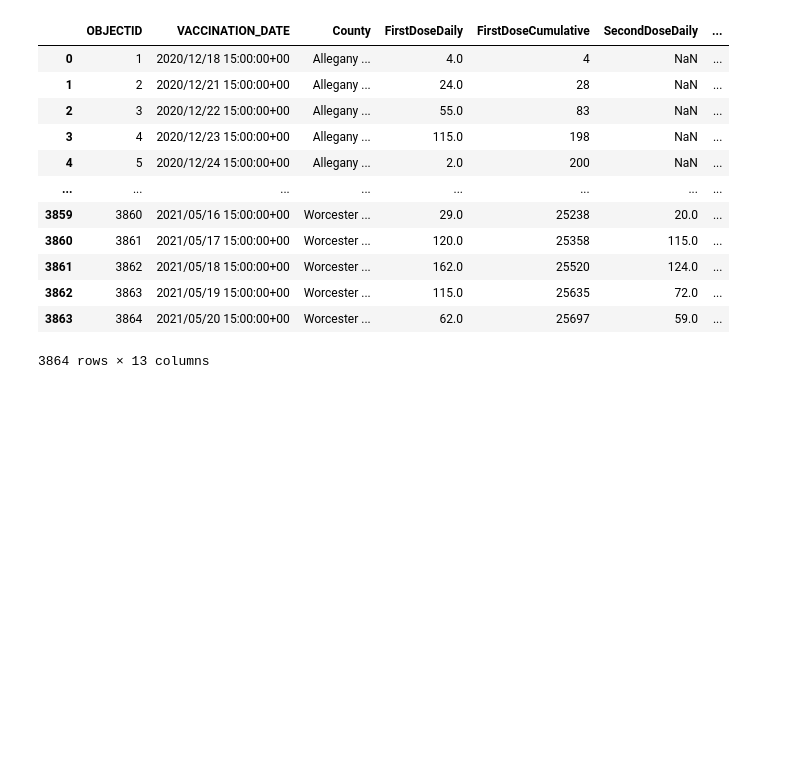
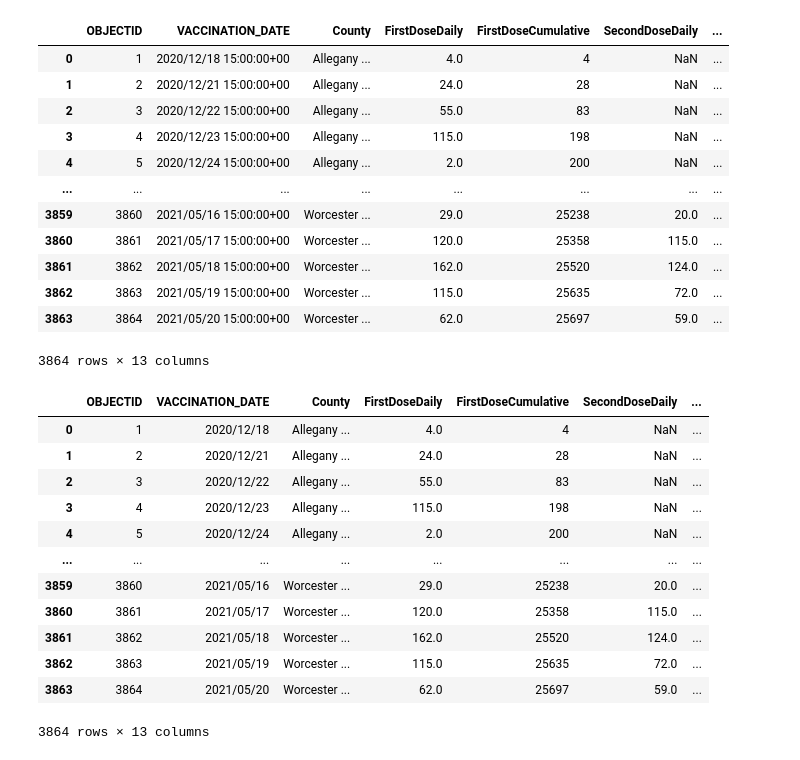
Before and after one commit to crogar/Vaccination-Distribution-Effects-on-Infection-Rates-in-Maryland, a Jupyter notebook: Resources/vaccine_cleanup.ipynb, the cells around one changed output. Saved outputs shown, nothing was run; the diff lists cells and outputs as text; code cells hidden in the pictures; blank space fills up the shorter version.

Commit message:
Updated vaccination data date
Split Vaccination_Date to reflect as YYY/MM/DD

```diff
--- a/Resources/vaccine_cleanup.ipynb
+++ b/Resources/vaccine_cleanup.ipynb
@@ -79,3 +79,22 @@ df
 | 3862 | 3863 | 2021/05/19 15:00:00+00 | Worcester ... | 115.0 | 25635 | 72.0 | ... |
 | 3863 | 3864 | 2021/05/20 15:00:00+00 | Worcester ... | 62.0 | 25697 | 59.0 | ... |
 3864 rows × 13 columns
+# %%
+columnsplit = df['VACCINATION_DATE'].str.split(' ',n=1, expand=True)
+# Assigning Column 0 to DATE
+df = df.assign(VACCINATION_DATE=columnsplit[0])
+df
+# %% [output]
+|  | OBJECTID | VACCINATION_DATE | County | FirstDoseDaily | FirstDoseCumulative | SecondDoseDaily | ... |
+| 0 | 1 | 2020/12/18 | Allegany ... | 4.0 | 4 | NaN | ... |
+| 1 | 2 | 2020/12/21 | Allegany ... | 24.0 | 28 | NaN | ... |
+| 2 | 3 | 2020/12/22 | Allegany ... | 55.0 | 83 | NaN | ... |
+| 3 | 4 | 2020/12/23 | Allegany ... | 115.0 | 198 | NaN | ... |
+| 4 | 5 | 2020/12/24 | Allegany ... | 2.0 | 200 | NaN | ... |
+| ... | ... | ... | ... | ... | ... | ... | ... |
+| 3859 | 3860 | 2021/05/16 | Worcester ... | 29.0 | 25238 | 20.0 | ... |
+| 3860 | 3861 | 2021/05/17 | Worcester ... | 120.0 | 25358 | 115.0 | ... |
+| 3861 | 3862 | 2021/05/18 | Worcester ... | 162.0 | 25520 | 124.0 | ... |
+| 3862 | 3863 | 2021/05/19 | Worcester ... | 115.0 | 25635 | 72.0 | ... |
+| 3863 | 3864 | 2021/05/20 | Worcester ... | 62.0 | 25697 | 59.0 | ... |
+3864 rows × 13 columns
```
Also changed, not shown: 1 other file.
